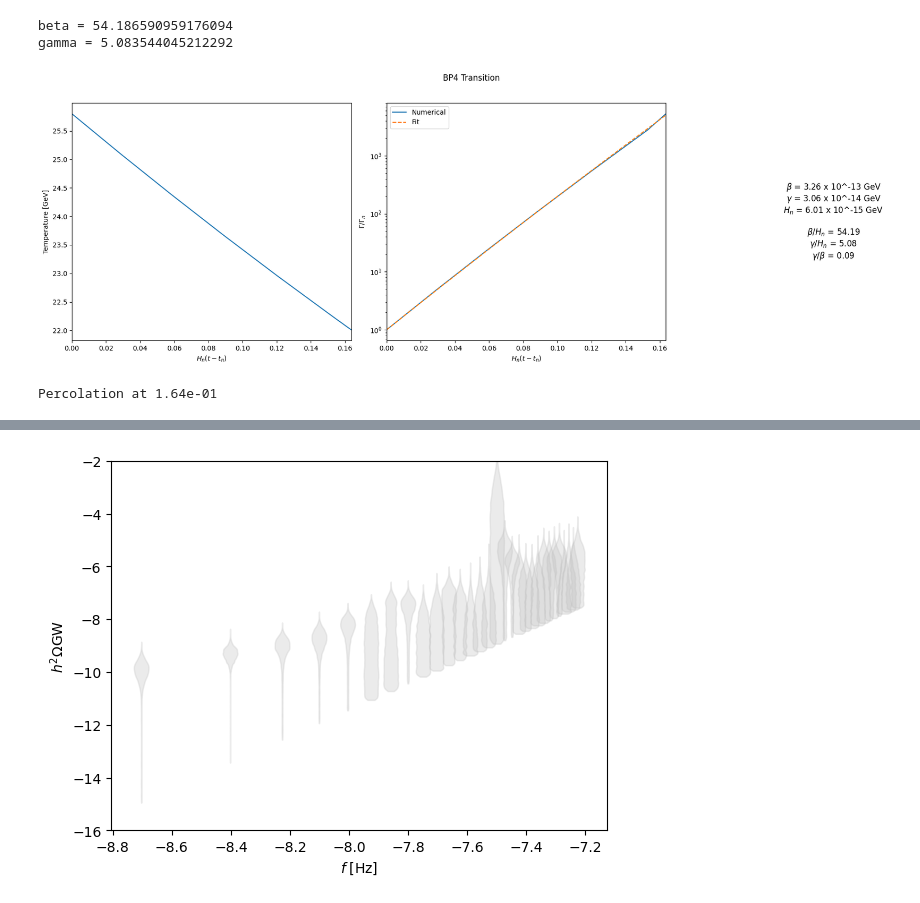
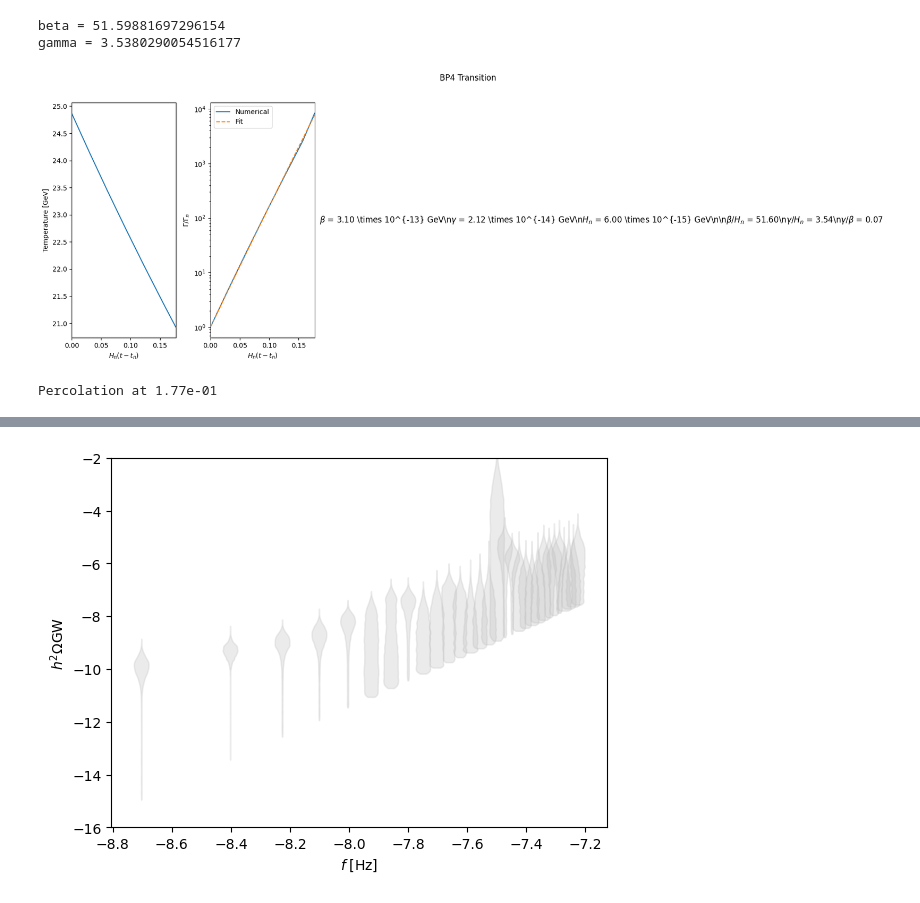
Before and after one commit to sajibsakhawat/ELENA, a Jupyter notebook: 4D_thermal_pars_BP4.ipynb, the cells around one changed output, grey strips where cells are left out. Cells and saved outputs as stored; diff of their text form; code cells hidden in the pictures.

```diff
--- a/4D_thermal_pars_BP4.ipynb
+++ b/4D_thermal_pars_BP4.ipynb
@@ -393,7 +504,7 @@ units = np.random.choice(list(convert_units.keys()))
 
 # Parameters
 lambda_ = 6e-3
-g       = 0.749938
+g       =  0.749938
 vev, units = 3, "GeV"
 description = "BP4"
 
@@ -404,7 +515,7 @@ dp = AbelianHiggsCT(
     g=g,
     daisyType=2,              # 0/1/2
     xstep=vev*1e-3,
-    Tstep=vev*1e-3
+    Tstep_abs=vev*1e-3 # Corrected: Changed 'Tstep' to 'Tstep_abs'
 )
 
 # Potential difference relative to phi=0:
@@ -468,7 +579,7 @@ import numpy as np
 # The `phi` variable was used in V() and for plot limits but was not defined in this scope.
 # It should be defined with the same parameters used for T_max and T_min calculations.
 
-_Phimax_for_plot = 0.55* vev # vev is 500.0 from earlier cell
+_Phimax_for_plot = 35.55* vev # vev is 500.0 from earlier cell
 _T_step_for_calc = 1e-4 # T_step is 1e-2 from earlier cell
 _step_phi_for_plot = vev * _T_step_for_calc # This will be 500 * 0.01 = 5.0
 
@@ -1644,19 +1755,32 @@ plt.show()
 # %%
 from GWparams import beta
 import temperatures as temp # Import the temperatures module to access compute_logP_f
+import numpy as np
 
 logP_f, Temps, ratio_V, Gamma, H = temp.compute_logP_f(dp, V_min_value, S3overT, v_w = 1, units = units, cum_method= 'None')
 
-beta_Hn, gamma_Hn, times, Gamma_t, Temps_t, H_t = beta(Temps, ratio_V, Gamma, H, T_nuc, T_perc, verbose = True)
+# Store the result of beta function call
+beta_result = beta(Temps, ratio_V, Gamma, H, T_nuc, T_perc, verbose = True)
 
-# delta = (T_nuc - T_perc) / 2
-# beta_Hn, gamma_Hn, times, Gamma_t, Temps_t, H_t = beta(Temps, ratio_V, Gamma, H, T_perc + delta, T_perc - delta, verbose = True)
+# Check the length of the returned tuple to ensure correct unpacking
+if len(beta_result) == 6:
+    beta_Hn, gamma_Hn, times, Gamma_t, Temps_t, H_t = beta_result
+else:
+    # Handle the case where beta doesn't return all expected values
+    # Assign default empty lists/arrays to prevent NameError in subsequent cells
+    print(f"Warning: beta function returned {len(beta_result)} items, expected 6. Assigning defaults for some variables.")
+    beta_Hn = beta_result[0] if len(beta_result) > 0 else np.nan
+    gamma_Hn = beta_result[1] if len(beta_result) > 1 else np.nan
+    times = np.array([])
+    Gamma_t = np.array([])
+    Temps_t = np.array([])
+    H_t = np.array([])
 
 print("beta =", beta_Hn)
 print("gamma =", gamma_Hn)
 # %% [output]
-beta = 54.186590959176094
-gamma = 5.083544045212292
+beta = 51.59881697296154
+gamma = 3.5380290054516177
 # %%
 import numpy as np
 import matplotlib.pyplot as plt
@@ -1668,9 +1792,12 @@ H_n = H_t[0]
 
 def scientific_notation(number):
     """ Return a string formatted in scientific notation with double caret for LaTeX. """
+    if np.isnan(number):
+        return "NaN"
     exponent = int(np.floor(np.log10(abs(number))))
     coefficient = number / 10**exponent
-    return f"{coefficient:.2f} x 10^{exponent}"
+    # Ensure LaTeX-compatible output for scientific notation
+    return f"{coefficient:.2f} \\times 10^{{{exponent}}}"
 
 
 # Create figure and axes
@@ -1683,45 +1810,46 @@ axes[0].set_ylabel(f"Temperature [{units}]")
 axes[0].set_xlim(times[0], times[-1])
 
 # Prepare the text box to display parameter values
+# Use double backslashes for LaTeX commands like \beta and \gamma
 box_text = (
-    f"$\\beta$ = {scientific_notation(beta_Hn * H_n)} {units}\n"
-    f"$\\gamma$ = {scientific_notation(gamma_Hn * H_n)} {units}\n"
-    f"$H_n$ = {scientific_notation(H_n)} {units}\n\n"
-    f"$\\beta / H_n$ = {beta_Hn:.2f}\n"
-    f"$\\gamma / H_n$ = {gamma_Hn:.2f}\n"
+    f"$\\beta$ = {scientific_notation(beta_Hn * H_n)} {units}\\n"
+    f"$\\gamma$ = {scientific_notation(gamma_Hn * H_n)} {units}\\n"
+    f"$H_n$ = {scientific_notation(H_n)} {units}\\n\\n"
+    f"$\\beta / H_n$ = {beta_Hn:.2f}\\n"
+    f"$\\gamma / H_n$ = {gamma_Hn:.2f}\\n"
     f"$\\gamma / \\beta$ = {gamma_Hn / beta_Hn:.2f}"
 )
 
 # Plotting Gamma values and the fit
 axes[1].plot(times, Gamma_t / Gamma_t[0], label="Numerical")
 tfit = np.linspace(times[0], times[-1], 100, endpoint=True)
 axes[1].plot(tfit, np.exp(beta_Hn * tfit - (gamma_Hn * tfit) ** 2 / 2), label="Fit", linestyle='--')
 axes[1].set_xlabel(r"$H_n (t - t_n)$")
 axes[1].set_ylabel(r"$\Gamma / \Gamma_n$")
 axes[1].set_yscale('log')
 axes[1].set_xlim(times[0], times[-1])
 
 # Adding the parameter box on the plot using $$ for LaTeX-friendly format
-axes[1].text(1.6, 0.5, box_text,       # coordinates (0-1 for normalized)
+axes[1].text(1.05, 0.5, box_text,       # coordinates (0-1 for normalized)
              fontsize='large',
              transform=axes[1].transAxes,  # use normalized coordinates
-             horizontalalignment='center', # center text horizontally
+             horizontalalignment='left', # Align text to the left
              verticalalignment='center')   # center text vertically
 
 axes[1].legend()
 
 # Title and layout
 plt.suptitle(f'{description} Transition', y=1.02)
 plt.tight_layout()
 
 # Saving the figure to a file
 plt.savefig(figure_dir + f"nucleation_{description}.pdf", dpi=300, bbox_inches='tight')
 plt.show()
 
 print(f"Percolation at {times[-1]:.2e}")
 # %% [output]
-[figure, old version]
+[figure, new version]
-Percolation at 1.64e-01
+Percolation at 1.77e-01
 # %%
 from google.colab import files
 
```
Also changed, not shown: parts of 27 cells of this notebook.
